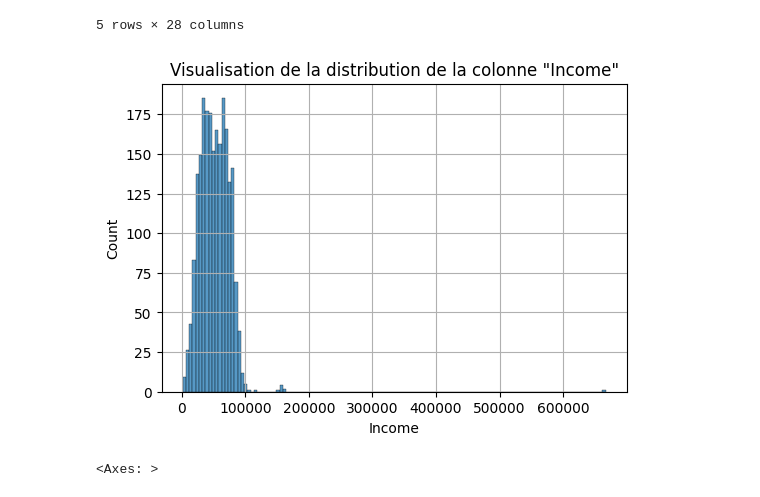
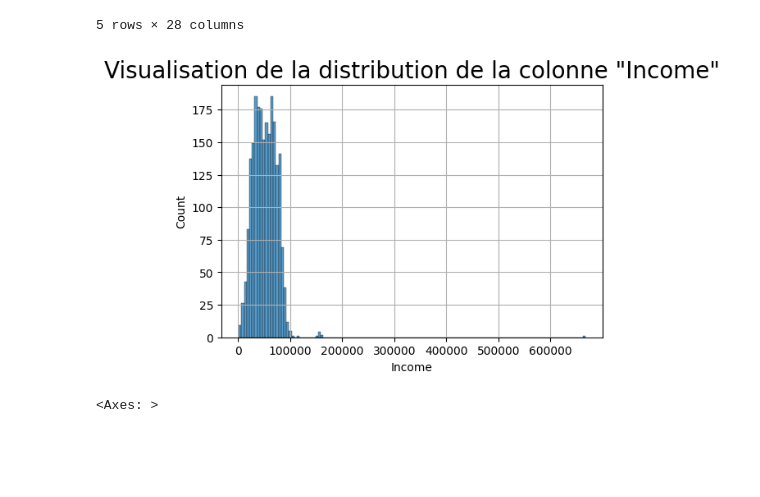
Before and after one commit to hammariheb/Marketing_analysis, a Jupyter notebook: markets_data.ipynb, the cells around one changed output. Drawn from its saved outputs; the diff is of its cells as text; code cells hidden in the pictures; blank space fills up the shorter version.

```diff
--- a/markets_data.ipynb
+++ b/markets_data.ipynb
@@ -163,13 +165,13 @@ df.head()
 # %%
 #Visualizer la dispersion des données de la colonne 'Income' pour se décider de la manière d'imputation des valeurs
 plt.figure(figsize =(6,4))
 sns.histplot(df['Income'], kde=False)
-plt.title('Visualisation de la distribution de la colonne "Income"')
+plt.title('Visualisation de la distribution de la colonne "Income"',size=20)
 plt.xlabel('Income')
 plt.ylabel  ('Count')
 plt.grid()
 # %% [output]
-[figure, old version]
+[figure, new version]
 # %%
 df['Income'].plot(kind='box',figsize=(3,4), patch_artist=True)
 # %% [output]
```
Also changed, not shown: parts of 5 cells of this notebook, 1 other file.
